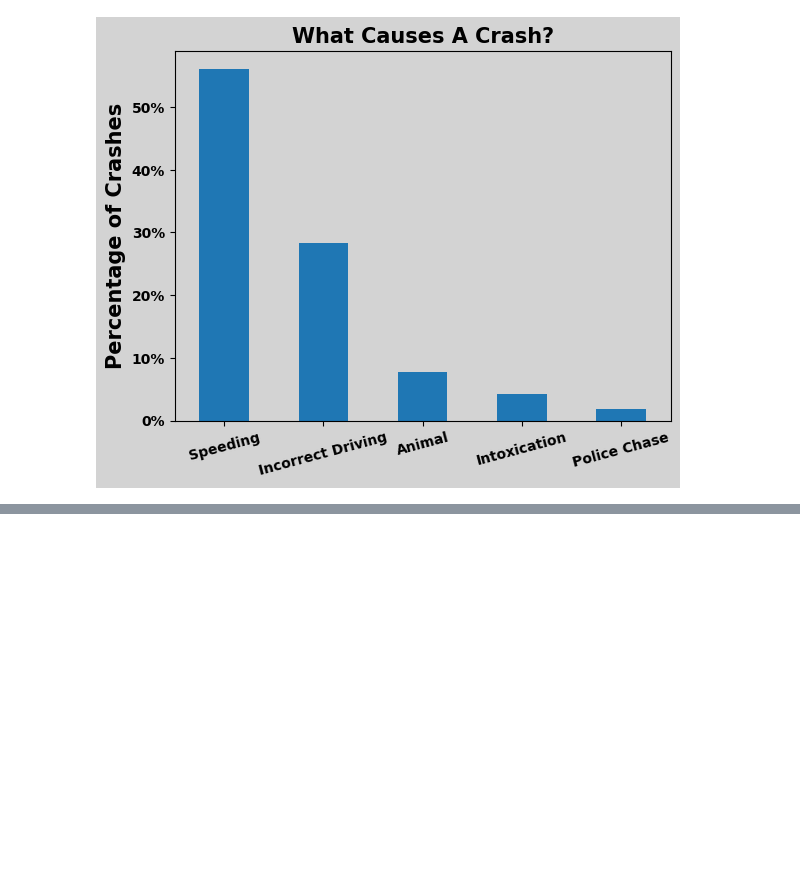
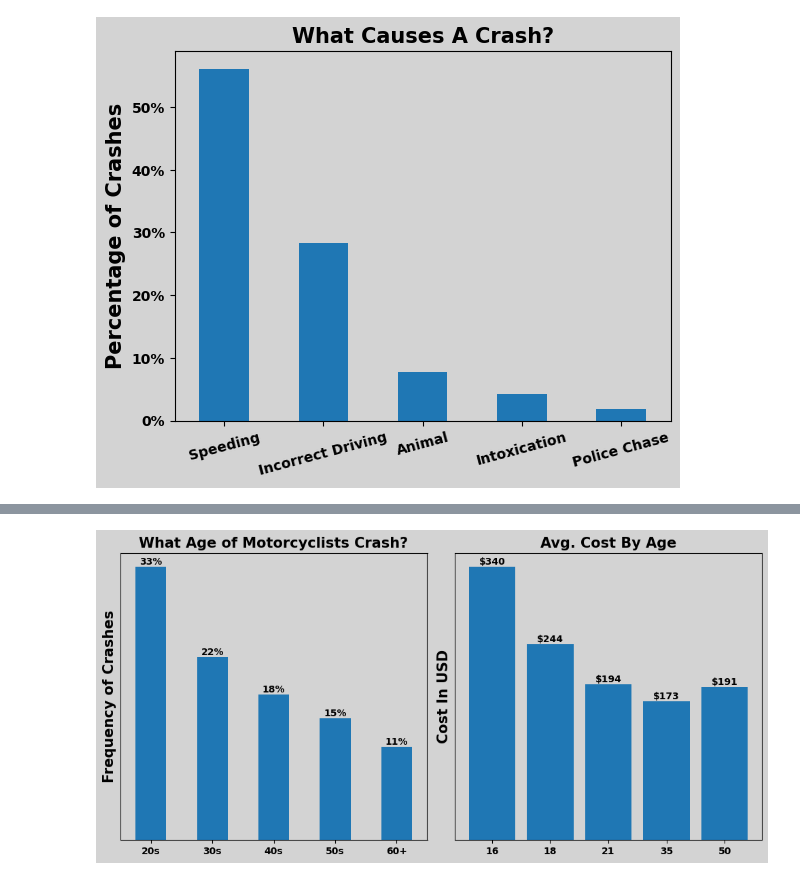
Before and after one commit to tex-wrex/tex-wrex, a Jupyter notebook: Jared/explore_get_specific_visuals.ipynb, the cells around one changed output, grey strips where cells are left out. Cells and saved outputs as stored; diff of their text form; code cells hidden in the pictures; blank space fills up the shorter version.

```diff
--- a/Jared/explore_get_specific_visuals.ipynb
+++ b/Jared/explore_get_specific_visuals.ipynb
@@ -1116,0 +1164,28 @@ AttributeError: 'int' object has no attribute 'to_list'
+# %%
+fig, (ax1, ax2) = plt.subplots(1, 2, figsize=(10, 5), facecolor='lightgray')
+ax1 = master.age_range.value_counts(normalize=True).sort_index().plot(kind='bar', ax=ax1)
+ax1.set_facecolor('lightgray')
+ax1.set_title('What Age of Motorcyclists Crash?', fontweight='bold', fontsize=15)
+ax1.set_xlabel('')
+ax1.set_ylabel('Frequency of Crashes', fontweight='bold', fontsize=15)
+ax1.set_xticklabels(ax1.get_xticklabels(), rotation=0, fontweight='bold', fontsize=10)
+ax1.set_yticks([])
+ax1.set_yticklabels([])
+for p in ax1.patches:
+    ax1.annotate(f"{p.get_height():.0%}", (p.get_x() + p.get_width() / 2., p.get_height()), ha='center', va='center', xytext=(0, 5), textcoords='offset points', fontweight='bold')
+
+x_values = [1, 2, 3, 4, 5]
+y_values = [340, 244, 194, 173, 191]
+ax2.bar(x_values, y_values)
+ax2.set_facecolor('lightgray')
+ax2.set_title('Avg. Cost By Age', fontweight='bold', fontsize=15)
+ax2.set_xticklabels(['', '16', '18', '21', '35', '50'], rotation=0, fontweight='bold', fontsize=10)
+ax2.set_ylabel('Cost In USD', fontweight='bold', fontsize=15)
+ax2.set_yticks([])
+ax2.set_yticklabels([])
+for p in ax2.patches:
+    ax2.annotate(f"${p.get_height()}", (p.get_x() + p.get_width() / 2., p.get_height()), ha='center', va='center', xytext=(0, 5), textcoords='offset points', fontweight='bold')
+plt.tight_layout()
+plt.show()
+# %% [output]
+[figure, added]
```
Also changed, not shown: parts of 14 cells of this notebook.
